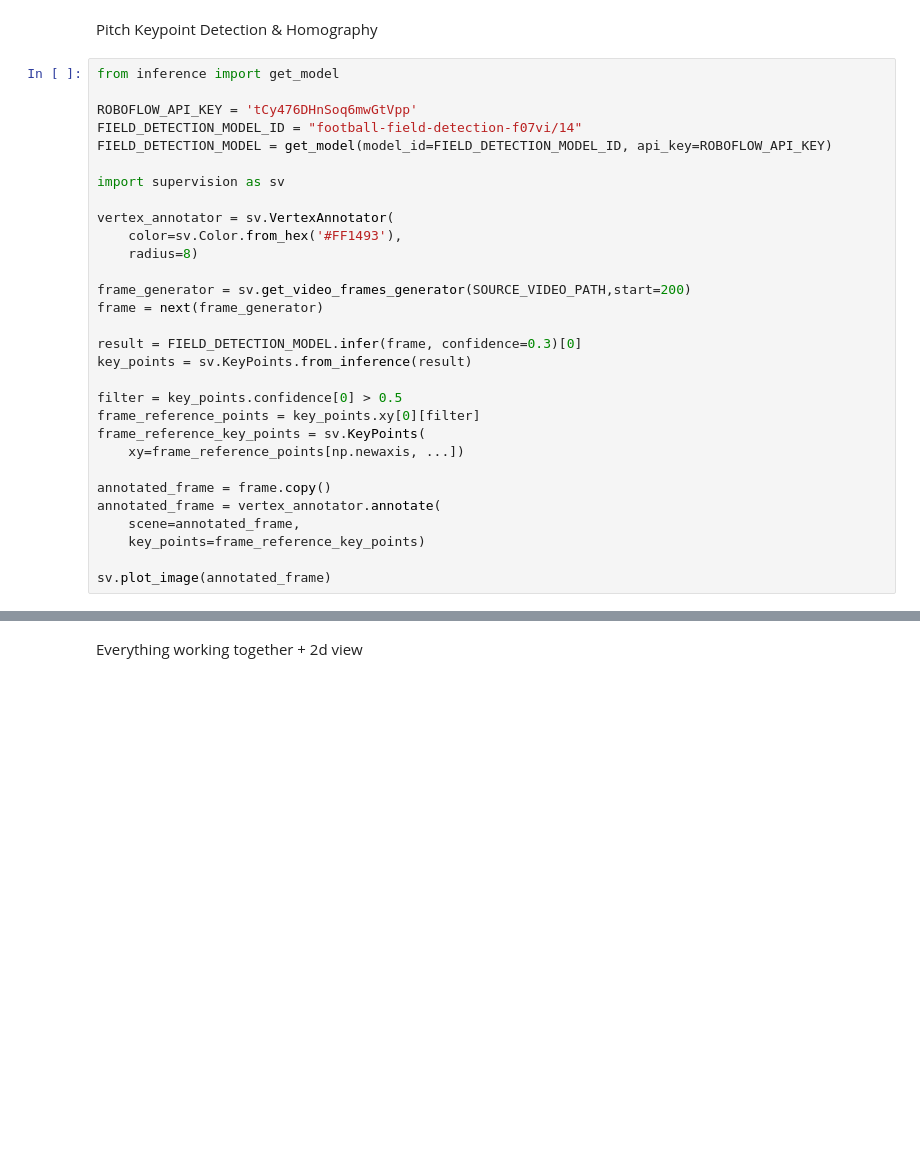
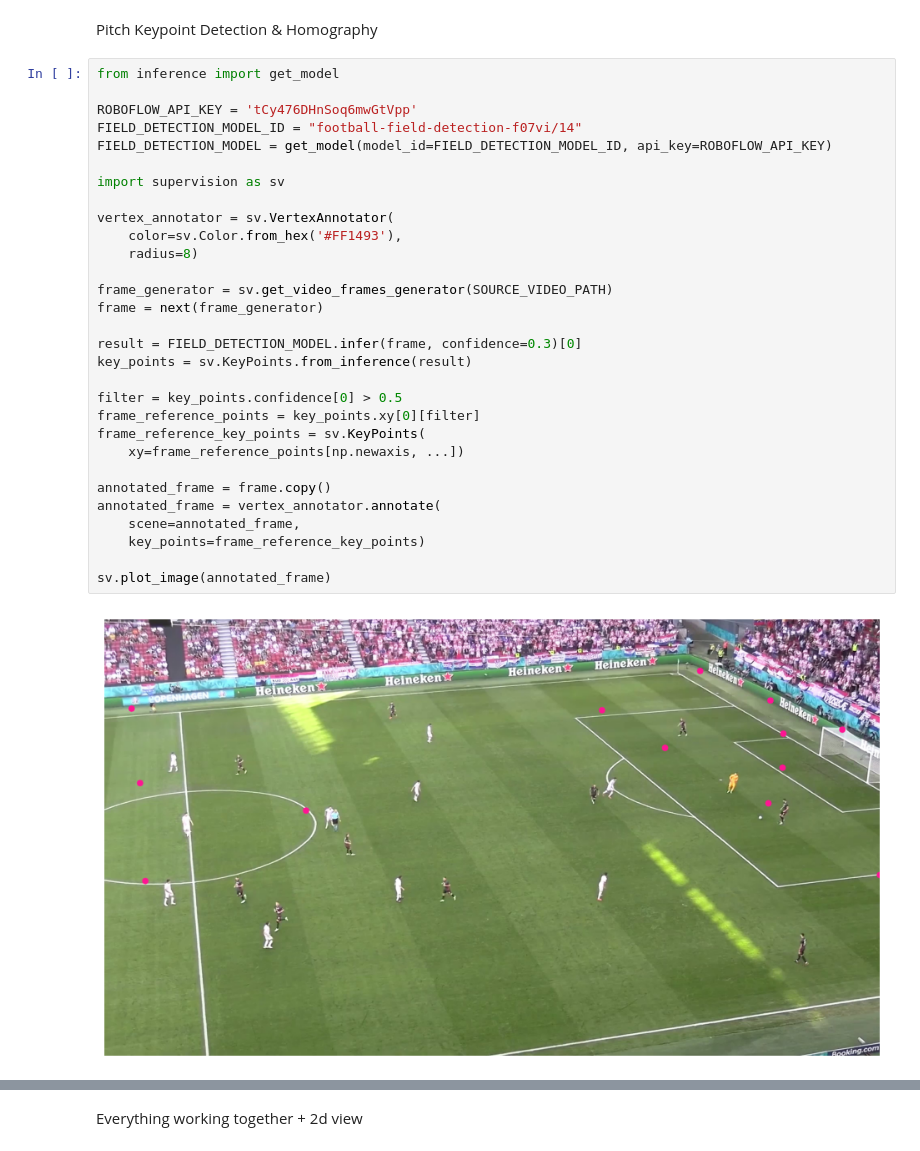
Before and after one commit to ppedro20/VirtIAFut, a Jupyter notebook: research/identification/detections-to-coords.ipynb, the cells around one changed output, grey strips where cells are left out. Cells and saved outputs as stored; diff of their text form; blank space fills up the shorter version.

```diff
--- a/research/identification/detections-to-coords.ipynb
+++ b/research/identification/detections-to-coords.ipynb
@@ -191,33 +197,35 @@ Pitch Keypoint Detection & Homography
 # %%
 from inference import get_model
 
 ROBOFLOW_API_KEY = 'tCy476DHnSoq6mwGtVpp'
 FIELD_DETECTION_MODEL_ID = "football-field-detection-f07vi/14"
 FIELD_DETECTION_MODEL = get_model(model_id=FIELD_DETECTION_MODEL_ID, api_key=ROBOFLOW_API_KEY)
 
 import supervision as sv
 
 vertex_annotator = sv.VertexAnnotator(
     color=sv.Color.from_hex('#FF1493'),
     radius=8)
 
-frame_generator = sv.get_video_frames_generator(SOURCE_VIDEO_PATH,start=200)
+frame_generator = sv.get_video_frames_generator(SOURCE_VIDEO_PATH)
 frame = next(frame_generator)
 
 result = FIELD_DETECTION_MODEL.infer(frame, confidence=0.3)[0]
 key_points = sv.KeyPoints.from_inference(result)
 
 filter = key_points.confidence[0] > 0.5
 frame_reference_points = key_points.xy[0][filter]
 frame_reference_key_points = sv.KeyPoints(
     xy=frame_reference_points[np.newaxis, ...])
 
 annotated_frame = frame.copy()
 annotated_frame = vertex_annotator.annotate(
     scene=annotated_frame,
     key_points=frame_reference_key_points)
 
 sv.plot_image(annotated_frame)
+# %% [output]
+[figure, added]
 # %%
 from sports.annotators.soccer import draw_pitch
 from sports.configs.soccer import SoccerPitchConfiguration
```
Also changed, not shown: parts of 8 cells of this notebook, 20 other files.
